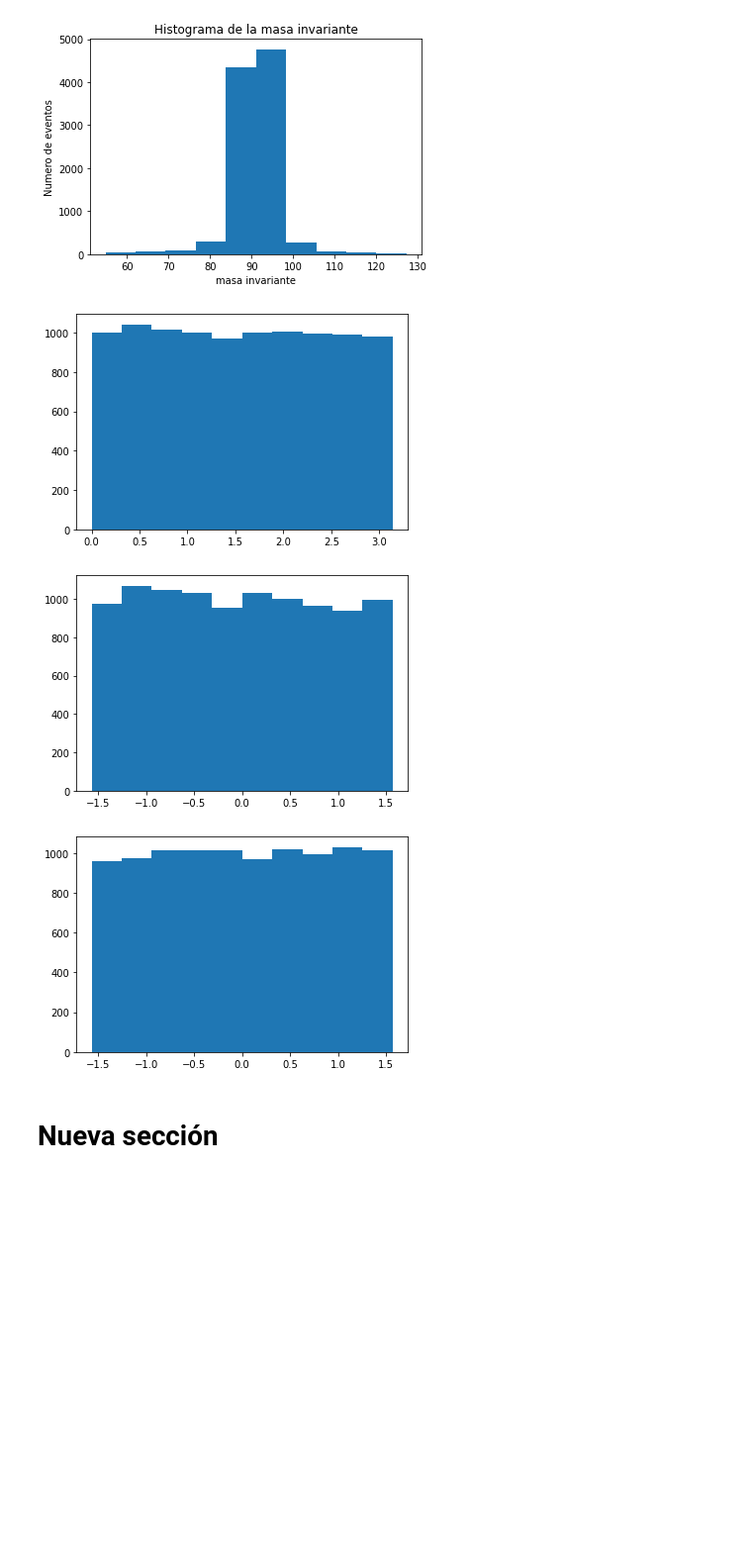
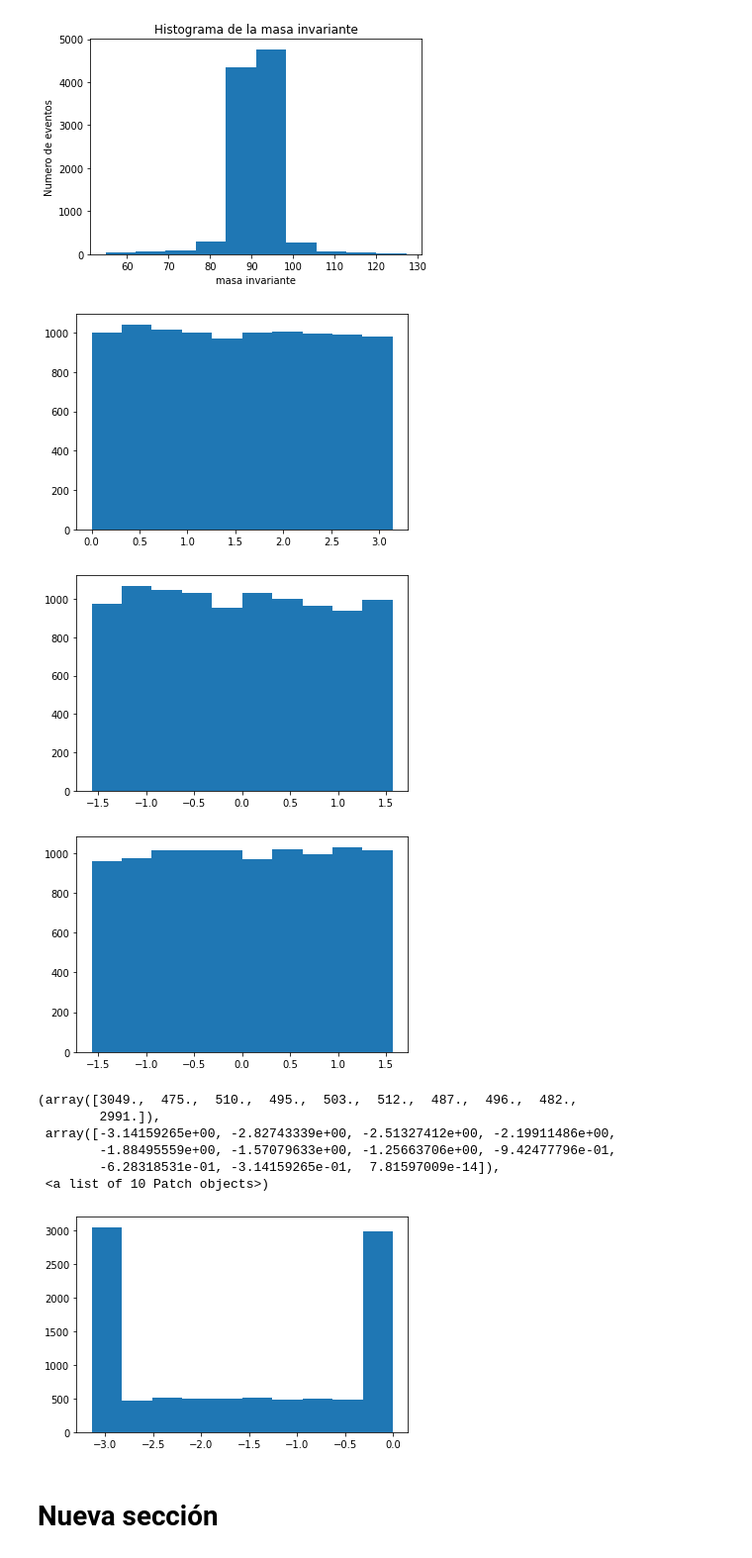
Before and after one commit to fisicadeparticulas/20210915_procesamientodearchivoslhe-ggcastellan, a Jupyter notebook: TareaMasaInvariante.ipynb, the cells around one changed output. Shown: that part at 99% size. Saved outputs shown, nothing was run; the diff lists cells and outputs as text; code cells hidden in the pictures; blank space fills up the shorter version.

```diff
--- a/TareaMasaInvariante.ipynb
+++ b/TareaMasaInvariante.ipynb
@@ -85,17 +85,29 @@ plt.show()
 # %%
 import pandas as pd
 import numpy as np
 import matplotlib.pyplot as plt
 from scipy.stats import norm
-plt.hist(np.arccos(data['px']/(np.sqrt(data['px']**2+data['py']**2))))
+
+a1=np.arccos(data['px']/(np.sqrt(data['px']**2+data['py']**2)))
+plt.hist(a1)
 plt.show()
-plt.hist(np.arcsin(data['py']/(np.sqrt(data['px']**2+data['py']**2))))
+a2=np.arcsin(data['py']/(np.sqrt(data['px']**2+data['py']**2)))
+plt.hist(a2)
 plt.show()
 plt.hist(np.arctan(data['py']/data['px']))
 plt.show()
+a3=a2-a1
+plt.hist(a3)
 # %% [output]
 [figure]
 [figure]
 [figure]
+(array([3049.,  475.,  510.,  495.,  503.,  512.,  487.,  496.,  482.,
+        2991.]),
+ array([-3.14159265e+00, -2.82743339e+00, -2.51327412e+00, -2.19911486e+00,
+        -1.88495559e+00, -1.57079633e+00, -1.25663706e+00, -9.42477796e-01,
+        -6.28318531e-01, -3.14159265e-01,  7.81597009e-14]),
+ <a list of 10 Patch objects>)
+[figure, added]
 # %% [markdown]
 # Nueva sección
```
